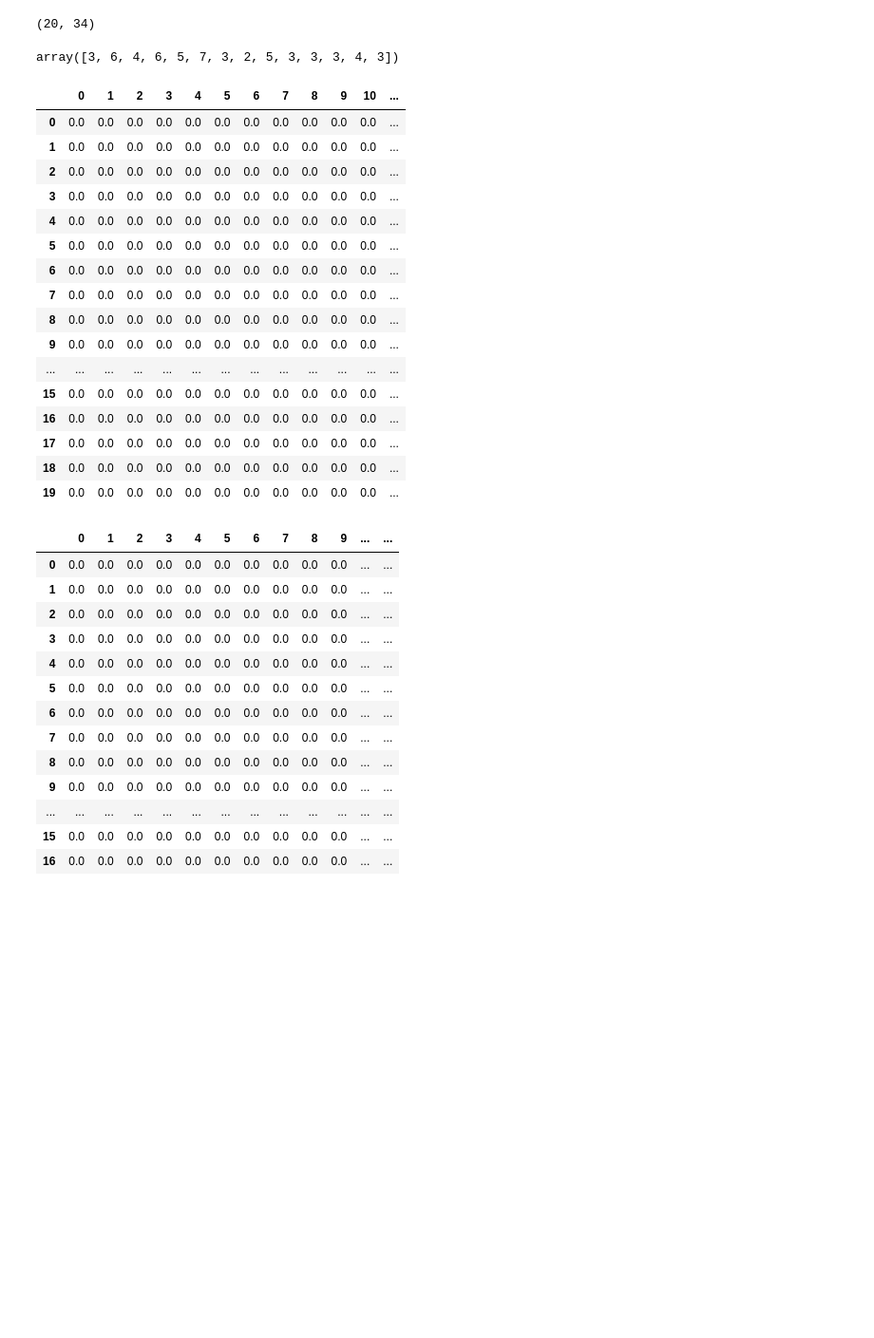
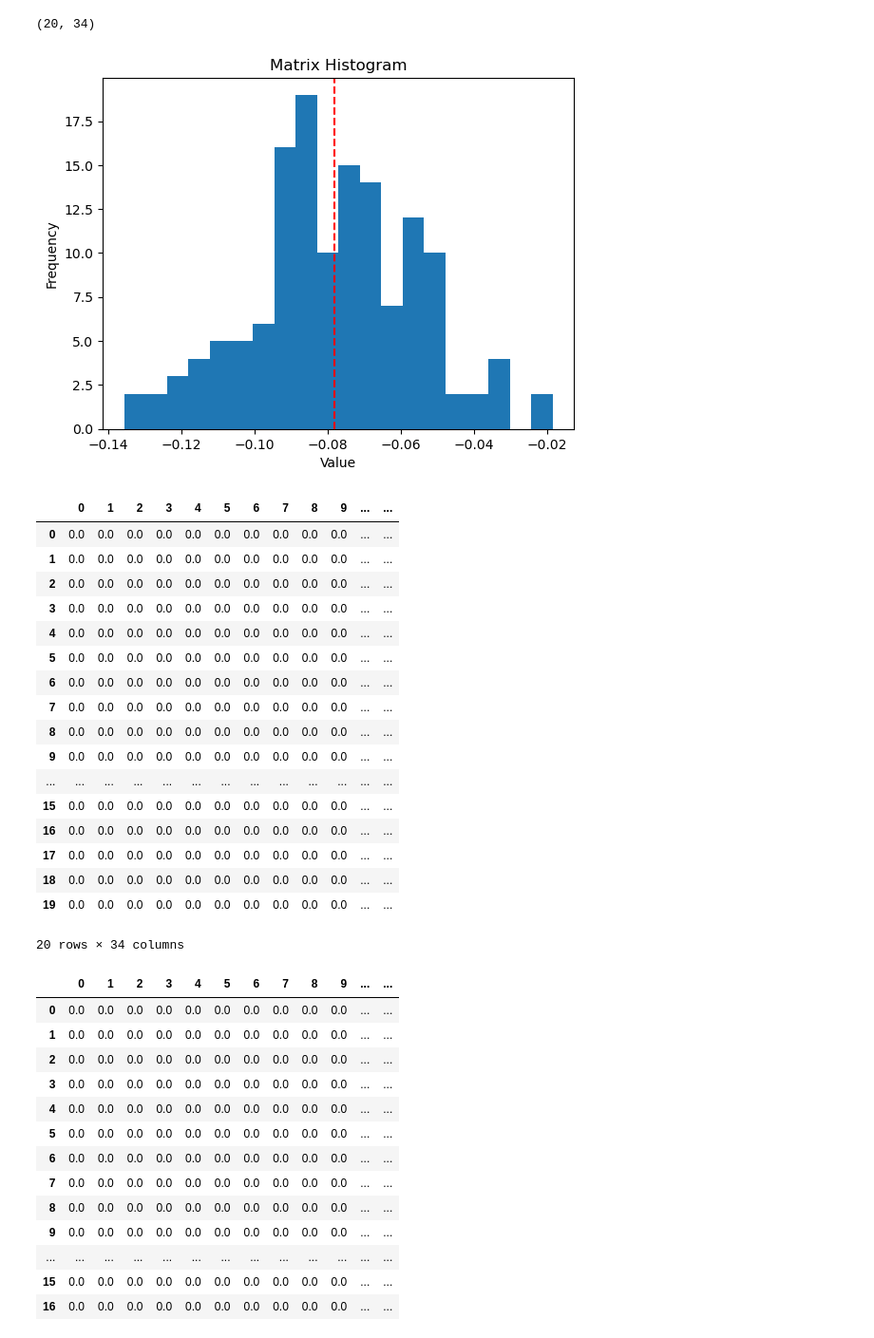
Before and after one commit to ThatBerra/thesis_AI4realnet_distributed, a Jupyter notebook: notebook.ipynb, the cells around one changed output. Shown at 95% size. Drawn from its saved outputs; the diff is of its cells as text; code cells hidden in the pictures; blank space fills up the shorter version.

```diff
--- a/notebook.ipynb
+++ b/notebook.ipynb
@@ -308,6 +308,9 @@ cmi = [[0, 0.48527, 0.813049, 0.127149, 0.600544, 0.132127, 0, 0, 0.207164, 0, 0
        [0, -0.0429382, 0.256864, 0.159988, 0.270454, 0.207801, 0, 0, 0.189004, 0, 0, 0, 0.478137, 0],
        [0, 0.0059104, 0.820402, 0.33524, -0.111216, 0.377152, 0, 0, 1.46007, 0, 0, 0, 0.908994, 0],
        [0, -0.0567474, 0.414901, 0.187251, -0.20952, 0.305306, 0, 0, 1.27023, 0, 0, 0, 0.646112, 0]]
+
+with open('case_14_actions.npy', 'wb') as f:
+    np.save(f, cmi)
 # %%
 cmi = np.array(cmi).flatten()
 cmi = cmi[cmi != 0]
@@ -323,7 +326,7 @@ plt.show()
 # %% [output]
 [figure]
 # %%
-with open('mi.npy', 'rb') as f:
+with open('mi_case14_sub1.npy', 'rb') as f:
     mi = np.load(f)
 
 mi.shape
@@ -334,28 +335,39 @@ import pandas as pd
-# %%
-env.action_space.sub_info
-# %% [output]
-array([3, 6, 4, 6, 5, 7, 3, 2, 5, 3, 3, 3, 4, 3])
+# %%
+mi = np.array(mi).flatten()
+mi = mi[mi != 0]
+mean = np.mean(mi)
+
+
+plt.hist(mi, bins=20)
+plt.xlabel("Value")
+plt.ylabel("Frequency")
+plt.axvline(x=mean, color='red', linestyle='--')
+plt.title("Matrix Histogram")
+plt.show()
+# %% [output]
+[figure, added]
 # %%
 df = pd.DataFrame(mi)
 df
 # %% [output]
-|  | 0 | 1 | 2 | 3 | 4 | 5 | 6 | 7 | 8 | 9 | 10 | ... |
-| 0 | 0.0 | 0.0 | 0.0 | 0.0 | 0.0 | 0.0 | 0.0 | 0.0 | 0.0 | 0.0 | 0.0 | ... |
-| 1 | 0.0 | 0.0 | 0.0 | 0.0 | 0.0 | 0.0 | 0.0 | 0.0 | 0.0 | 0.0 | 0.0 | ... |
-| 2 | 0.0 | 0.0 | 0.0 | 0.0 | 0.0 | 0.0 | 0.0 | 0.0 | 0.0 | 0.0 | 0.0 | ... |
-| 3 | 0.0 | 0.0 | 0.0 | 0.0 | 0.0 | 0.0 | 0.0 | 0.0 | 0.0 | 0.0 | 0.0 | ... |
-| 4 | 0.0 | 0.0 | 0.0 | 0.0 | 0.0 | 0.0 | 0.0 | 0.0 | 0.0 | 0.0 | 0.0 | ... |
-| 5 | 0.0 | 0.0 | 0.0 | 0.0 | 0.0 | 0.0 | 0.0 | 0.0 | 0.0 | 0.0 | 0.0 | ... |
-| 6 | 0.0 | 0.0 | 0.0 | 0.0 | 0.0 | 0.0 | 0.0 | 0.0 | 0.0 | 0.0 | 0.0 | ... |
-| 7 | 0.0 | 0.0 | 0.0 | 0.0 | 0.0 | 0.0 | 0.0 | 0.0 | 0.0 | 0.0 | 0.0 | ... |
-| 8 | 0.0 | 0.0 | 0.0 | 0.0 | 0.0 | 0.0 | 0.0 | 0.0 | 0.0 | 0.0 | 0.0 | ... |
-| 9 | 0.0 | 0.0 | 0.0 | 0.0 | 0.0 | 0.0 | 0.0 | 0.0 | 0.0 | 0.0 | 0.0 | ... |
+|  | 0 | 1 | 2 | 3 | 4 | 5 | 6 | 7 | 8 | 9 | ... | ... |
+| 0 | 0.0 | 0.0 | 0.0 | 0.0 | 0.0 | 0.0 | 0.0 | 0.0 | 0.0 | 0.0 | ... | ... |
+| 1 | 0.0 | 0.0 | 0.0 | 0.0 | 0.0 | 0.0 | 0.0 | 0.0 | 0.0 | 0.0 | ... | ... |
+| 2 | 0.0 | 0.0 | 0.0 | 0.0 | 0.0 | 0.0 | 0.0 | 0.0 | 0.0 | 0.0 | ... | ... |
+| 3 | 0.0 | 0.0 | 0.0 | 0.0 | 0.0 | 0.0 | 0.0 | 0.0 | 0.0 | 0.0 | ... | ... |
+| 4 | 0.0 | 0.0 | 0.0 | 0.0 | 0.0 | 0.0 | 0.0 | 0.0 | 0.0 | 0.0 | ... | ... |
+| 5 | 0.0 | 0.0 | 0.0 | 0.0 | 0.0 | 0.0 | 0.0 | 0.0 | 0.0 | 0.0 | ... | ... |
+| 6 | 0.0 | 0.0 | 0.0 | 0.0 | 0.0 | 0.0 | 0.0 | 0.0 | 0.0 | 0.0 | ... | ... |
+| 7 | 0.0 | 0.0 | 0.0 | 0.0 | 0.0 | 0.0 | 0.0 | 0.0 | 0.0 | 0.0 | ... | ... |
+| 8 | 0.0 | 0.0 | 0.0 | 0.0 | 0.0 | 0.0 | 0.0 | 0.0 | 0.0 | 0.0 | ... | ... |
+| 9 | 0.0 | 0.0 | 0.0 | 0.0 | 0.0 | 0.0 | 0.0 | 0.0 | 0.0 | 0.0 | ... | ... |
 | ... | ... | ... | ... | ... | ... | ... | ... | ... | ... | ... | ... | ... |
-| 15 | 0.0 | 0.0 | 0.0 | 0.0 | 0.0 | 0.0 | 0.0 | 0.0 | 0.0 | 0.0 | 0.0 | ... |
-| 16 | 0.0 | 0.0 | 0.0 | 0.0 | 0.0 | 0.0 | 0.0 | 0.0 | 0.0 | 0.0 | 0.0 | ... |
-| 17 | 0.0 | 0.0 | 0.0 | 0.0 | 0.0 | 0.0 | 0.0 | 0.0 | 0.0 | 0.0 | 0.0 | ... |
-| 18 | 0.0 | 0.0 | 0.0 | 0.0 | 0.0 | 0.0 | 0.0 | 0.0 | 0.0 | 0.0 | 0.0 | ... |
-| 19 | 0.0 | 0.0 | 0.0 | 0.0 | 0.0 | 0.0 | 0.0 | 0.0 | 0.0 | 0.0 | 0.0 | ... |
+| 15 | 0.0 | 0.0 | 0.0 | 0.0 | 0.0 | 0.0 | 0.0 | 0.0 | 0.0 | 0.0 | ... | ... |
+| 16 | 0.0 | 0.0 | 0.0 | 0.0 | 0.0 | 0.0 | 0.0 | 0.0 | 0.0 | 0.0 | ... | ... |
+| 17 | 0.0 | 0.0 | 0.0 | 0.0 | 0.0 | 0.0 | 0.0 | 0.0 | 0.0 | 0.0 | ... | ... |
+| 18 | 0.0 | 0.0 | 0.0 | 0.0 | 0.0 | 0.0 | 0.0 | 0.0 | 0.0 | 0.0 | ... | ... |
+| 19 | 0.0 | 0.0 | 0.0 | 0.0 | 0.0 | 0.0 | 0.0 | 0.0 | 0.0 | 0.0 | ... | ... |
+20 rows × 34 columns
 # %%
 import numpy as np
 import pandas as pd
```
Also changed, not shown: parts of 2 cells of this notebook, 1 other file.
